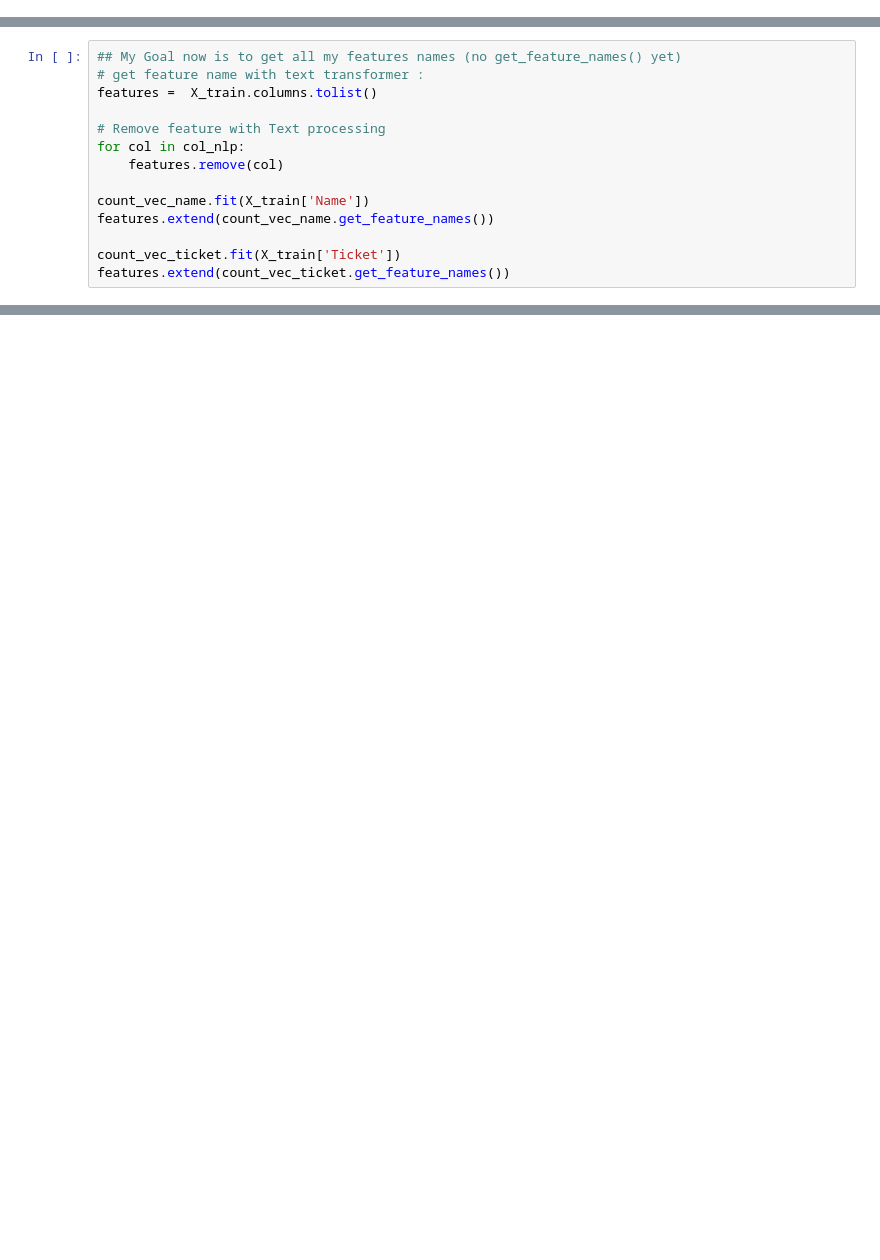
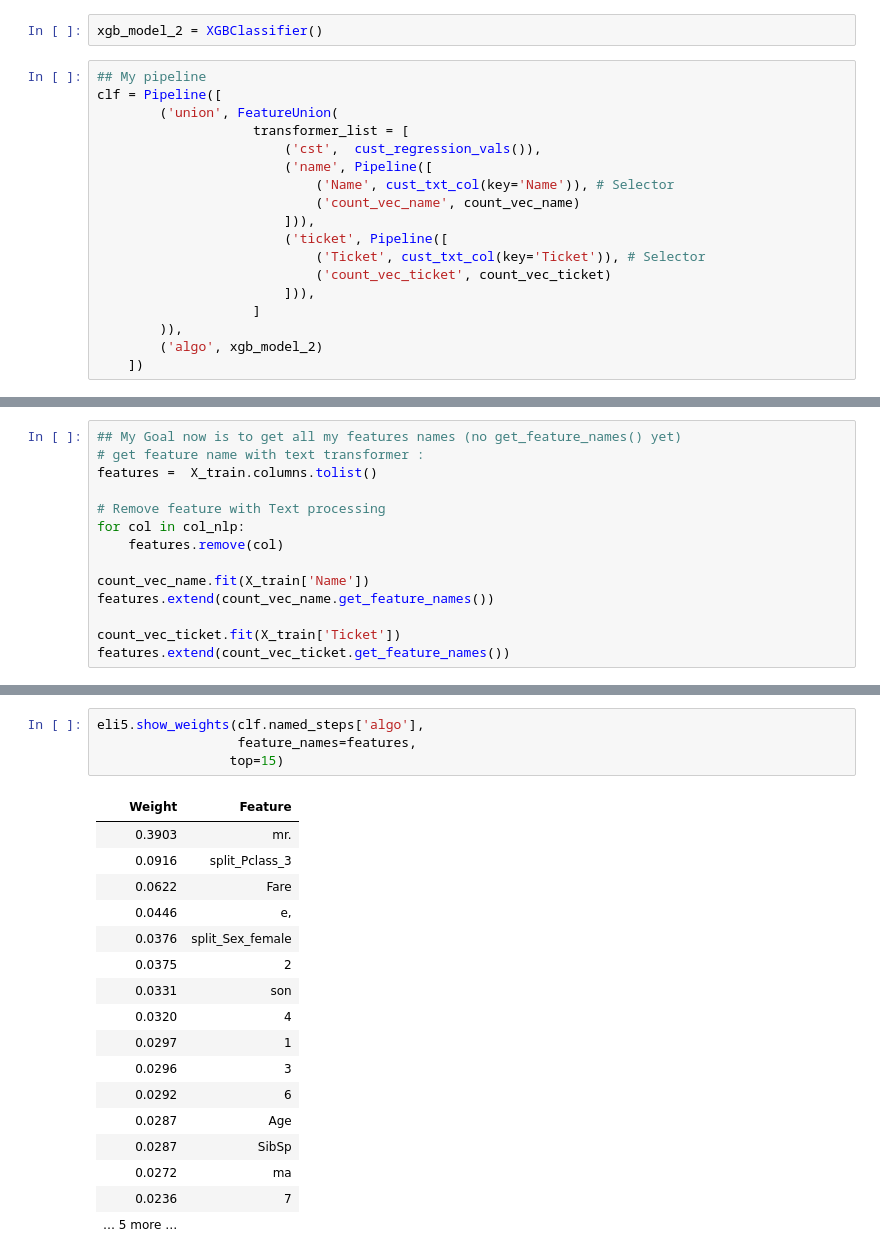
Before and after one commit to armgilles/eli5_pipeline, a Jupyter notebook: complex_pipeline_titanic.ipynb, the cells around one changed output, grey strips where cells are left out. Saved outputs shown, nothing was run; the diff lists cells and outputs as text; blank space fills up the shorter version.

```diff
--- a/complex_pipeline_titanic.ipynb
+++ b/complex_pipeline_titanic.ipynb
@@ -165,0 +231,20 @@ X_train.head()
+# %%
+xgb_model_2 = XGBClassifier()
+# %%
+## My pipeline
+clf = Pipeline([
+        ('union', FeatureUnion(
+                    transformer_list = [
+                        ('cst',  cust_regression_vals()),
+                        ('name', Pipeline([
+                            ('Name', cust_txt_col(key='Name')), # Selector
+                            ('count_vec_name', count_vec_name)
+                        ])),
+                        ('ticket', Pipeline([
+                            ('Ticket', cust_txt_col(key='Ticket')), # Selector
+                            ('count_vec_ticket', count_vec_ticket)
+                        ])),
+                    ]
+        )),
+        ('algo', xgb_model_2)
+    ])
@@ -234,0 +308,22 @@ X_test.head()
+# %%
+eli5.show_weights(clf.named_steps['algo'],
+                  feature_names=features,
+                 top=15)
+# %% [output]
+| Weight | Feature |
+| 0.3903 | mr. |
+| 0.0916 | split_Pclass_3 |
+| 0.0622 | Fare |
+| 0.0446 | e, |
+| 0.0376 | split_Sex_female |
+| 0.0375 | 2 |
+| 0.0331 | son |
+| 0.0320 | 4 |
+| 0.0297 | 1 |
+| 0.0296 | 3 |
+| 0.0292 | 6 |
+| 0.0287 | Age |
+| 0.0287 | SibSp |
+| 0.0272 | ma |
+| 0.0236 | 7 |
+| … 5 more … |  |
```
Also changed, not shown: parts of 47 cells of this notebook.
